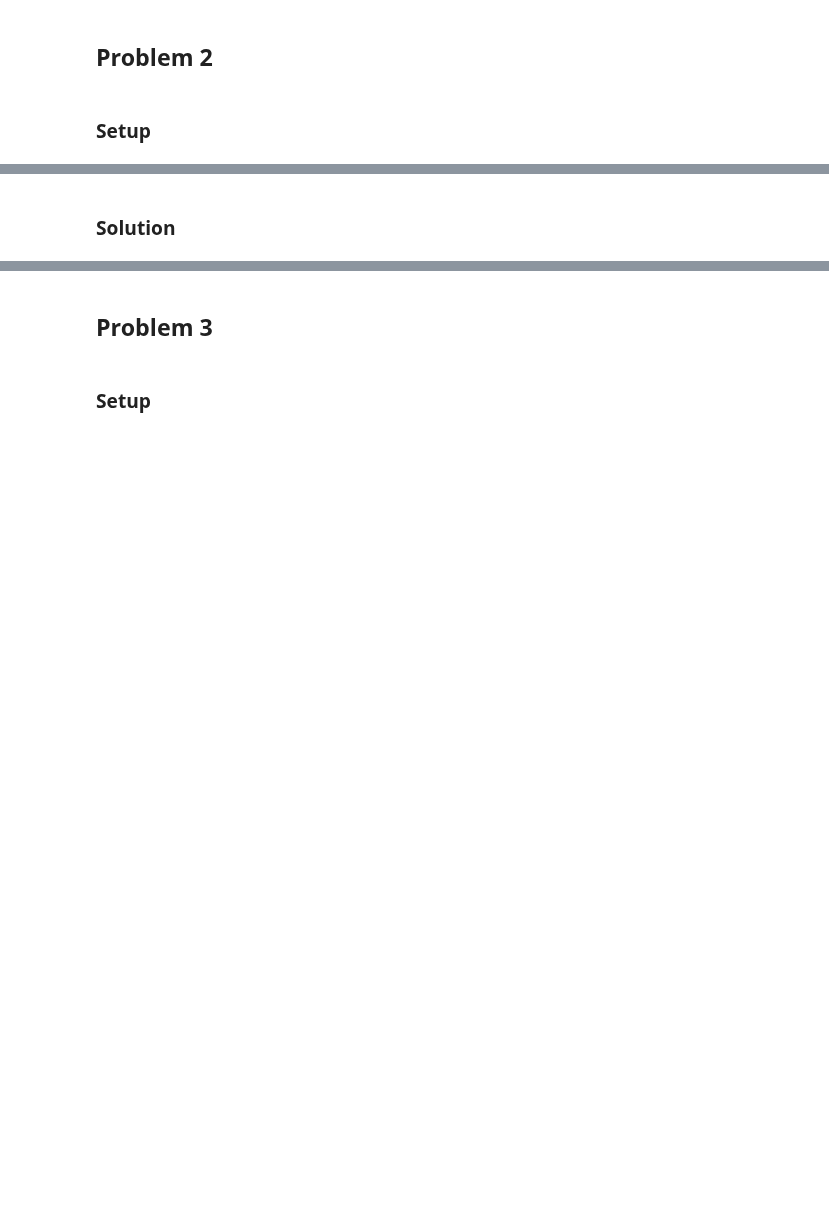
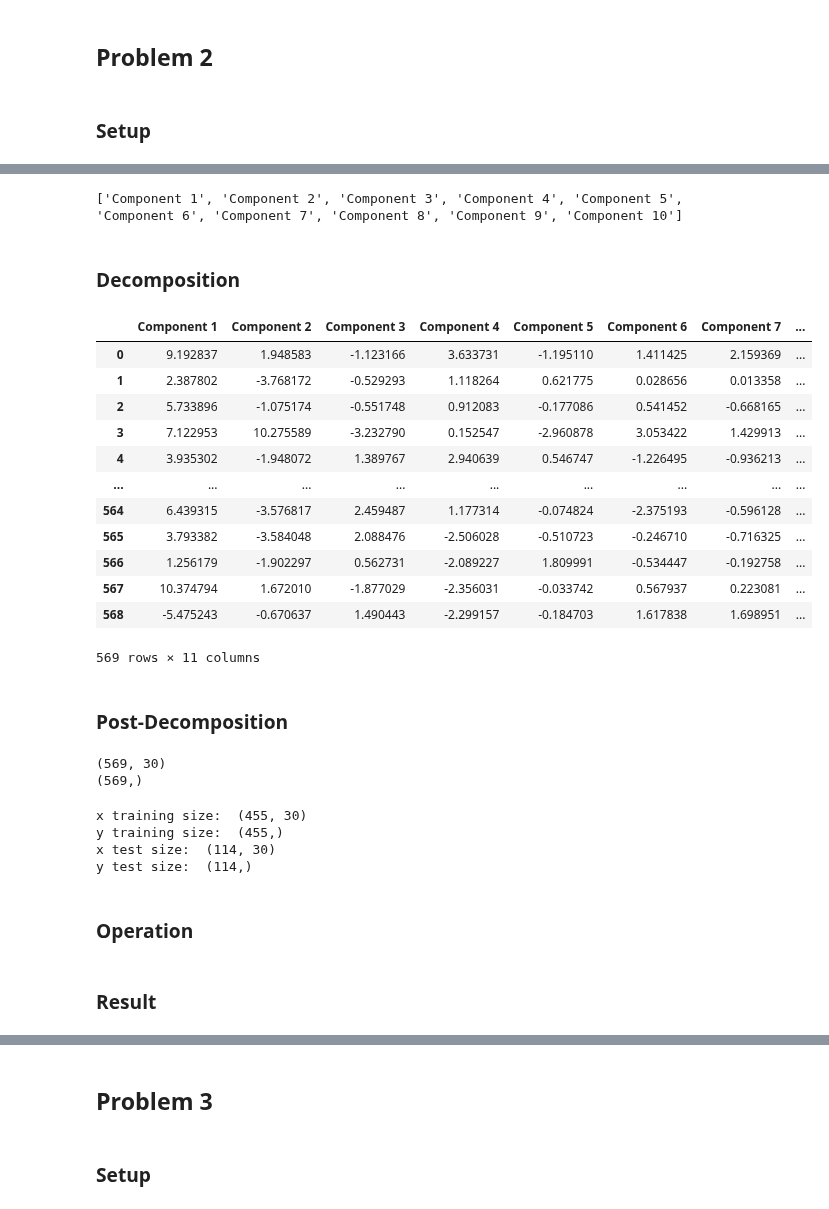
Before and after one commit to A-Hudson-0117/MachineLearning-Intro, a Jupyter notebook: naïve bayesian (hw 3)/naïve bayesian.ipynb, the cells around one changed output, grey strips where cells are left out. Saved outputs shown, nothing was run; the diff lists cells and outputs as text; code cells hidden in the pictures; blank space fills up the shorter version.

```diff
--- a/naïve bayesian (hw 3)/naïve bayesian.ipynb
+++ b/naïve bayesian (hw 3)/naïve bayesian.ipynb
@@ -84,3 +144,11 @@ print(y_true.shape)
 ## Problem 2
 # %% [markdown]
 ### Setup
+# %%
+x_df = cancer_df.copy()
+y_df = x_df.pop('target')
+
+features = x_df.columns.values
+
+x = x_df.values
+y = y_df.values
@@ -87,2 +172,67 @@ print(y_true.shape)
+# %%
+# scaler = MinMaxScaler()
+scaler = StandardScaler()
+
+x = scaler.fit_transform(x)
+# %%
+num_components = 10
+
+title = str(num_components) + " Component PCA"
+class_names=['Benign','Malignant'] # name of classes
+column_components = ['Component ' + str(item)   for item in range(1, num_components+1)]
+print(column_components)
+# %% [output]
+['Component 1', 'Component 2', 'Component 3', 'Component 4', 'Component 5', 'Component 6', 'Component 7', 'Component 8', 'Component 9', 'Component 10']
 # %% [markdown]
-### Solution
+### Decomposition
+# %%
+from sklearn.decomposition import PCA
+
+pca = PCA(n_components=num_components, )
+principalComponents = pca.fit_transform(x)
+principal_df = pd.DataFrame(data = principalComponents,
+                           columns = column_components
+               )
+# %%
+final_df = pd.concat([principal_df, y_df.copy()], axis = 1)
+final_df
+# %% [output]
+|  | Component 1 | Component 2 | Component 3 | Component 4 | Component 5 | Component 6 | Component 7 | ... |
+| 0 | 9.192837 | 1.948583 | -1.123166 | 3.633731 | -1.195110 | 1.411425 | 2.159369 | ... |
+| 1 | 2.387802 | -3.768172 | -0.529293 | 1.118264 | 0.621775 | 0.028656 | 0.013358 | ... |
+| 2 | 5.733896 | -1.075174 | -0.551748 | 0.912083 | -0.177086 | 0.541452 | -0.668165 | ... |
+| 3 | 7.122953 | 10.275589 | -3.232790 | 0.152547 | -2.960878 | 3.053422 | 1.429913 | ... |
+| 4 | 3.935302 | -1.948072 | 1.389767 | 2.940639 | 0.546747 | -1.226495 | -0.936213 | ... |
+| ... | ... | ... | ... | ... | ... | ... | ... | ... |
+| 564 | 6.439315 | -3.576817 | 2.459487 | 1.177314 | -0.074824 | -2.375193 | -0.596128 | ... |
+| 565 | 3.793382 | -3.584048 | 2.088476 | -2.506028 | -0.510723 | -0.246710 | -0.716325 | ... |
+| 566 | 1.256179 | -1.902297 | 0.562731 | -2.089227 | 1.809991 | -0.534447 | -0.192758 | ... |
+| 567 | 10.374794 | 1.672010 | -1.877029 | -2.356031 | -0.033742 | 0.567937 | 0.223081 | ... |
+| 568 | -5.475243 | -0.670637 | 1.490443 | -2.299157 | -0.184703 | 1.617838 | 1.698951 | ... |
+569 rows × 11 columns
+# %% [markdown]
+### Post-Decomposition
+# %%
+x_decomp = (cancer_df.copy())
+y_decomp = x_decomp.pop('target')
+x_decomp = x_decomp.values
+y_decomp = y_decomp.values
+print(x_decomp.shape)
+print(y_decomp.shape)
+# %% [output]
+(569, 30)
+(569,)
+# %%
+x_train, x_test, y_train, y_test = model_selection.train_test_split(x_decomp, y_decomp, test_size = 0.2, random_state=22)
+
+print("x training size: ", x_train.shape)
+print("y training size: ", y_train.shape)
+print("x test size: ", x_test.shape)
+print("y test size: ", y_test.shape)
+# %% [output]
+x training size:  (455, 30)
+y training size:  (455,)
+x test size:  (114, 30)
+y test size:  (114,)
+# %% [markdown]
+### Operation
@@ -88,0 +244,2 @@ print(y_true.shape)
+# %% [markdown]
+### Result
```
Also changed, not shown: parts of 25 cells of this notebook.
